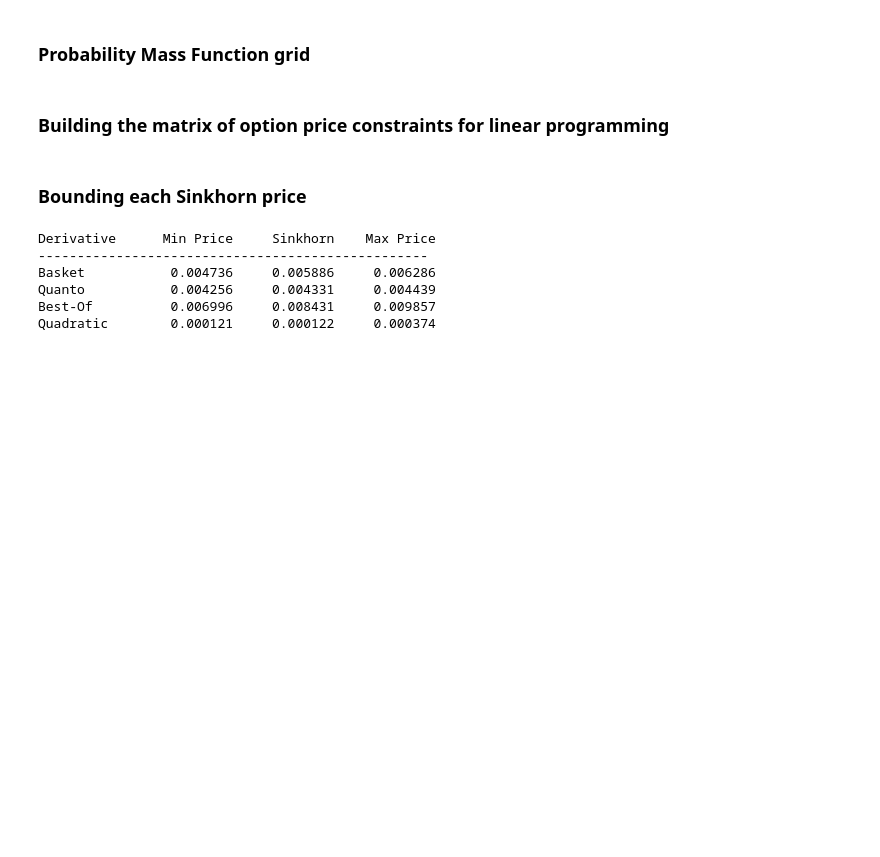
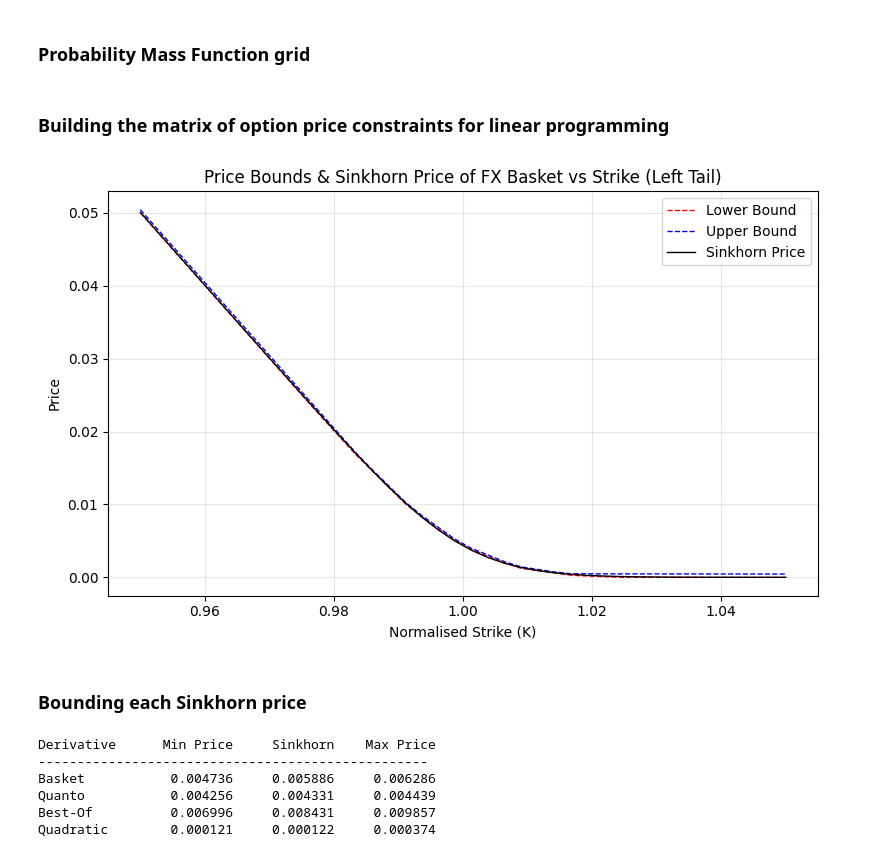
Before and after one commit to AustinQuant/DenseSmiles, a Jupyter notebook: FxPricingDemo.ipynb, the cells around one changed output. Saved outputs shown, nothing was run; the diff lists cells and outputs as text; code cells hidden in the pictures; blank space fills up the shorter version.

```diff
--- a/FxPricingDemo.ipynb
+++ b/FxPricingDemo.ipynb
@@ -559,3 +594,18 @@ b_dual = np.concatenate([x_price, y_price, z_price, np.array([1.0]), np.array([1
+# %%
+plt.figure(figsize=(8, 5))
+plt.plot(K_list, primal_upper, 'r--', linewidth=1, label='Lower Bound')
+plt.plot(K_list, primal_lower, 'b--', linewidth=1, label='Upper Bound')
+plt.plot(K_list, sinkhorn_prices, 'k-', linewidth=1, label='Sinkhorn Price')
+plt.xlabel('Normalised Strike (K)')
+plt.ylabel('Price')
+plt.title('Price Bounds & Sinkhorn Price of FX Basket vs Strike (Left Tail)')
+
+plt.legend()
+plt.grid(True, alpha=0.3)
+plt.tight_layout()
+plt.show()
+# %% [output]
+[figure, added]
 # %% [markdown]
 ### Bounding each Sinkhorn price
 # %%
```
Also changed, not shown: parts of 9 cells of this notebook, 19 other files.
